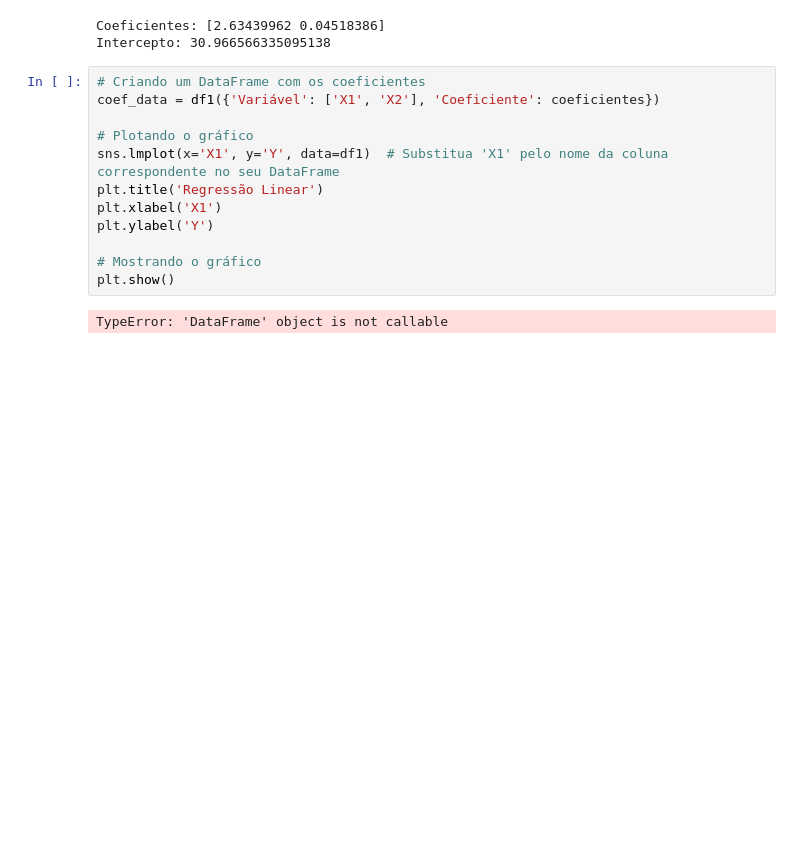
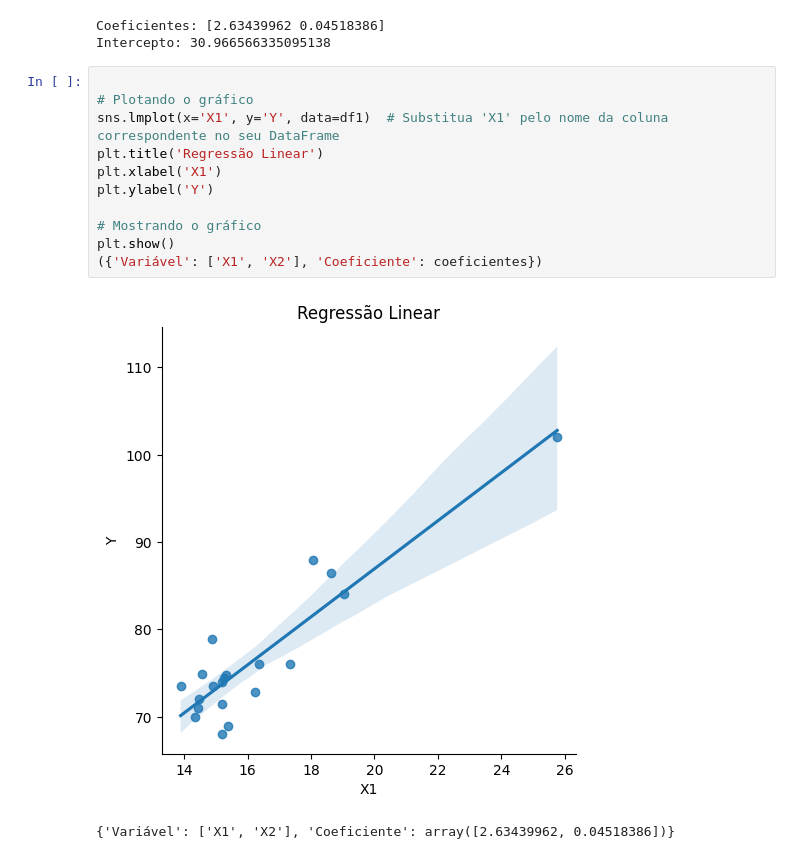
Before and after one commit to eduardamota/Pyhton-DSA, a Jupyter notebook: AtividadeSim/Atividade_Simulacao.ipynb, the cells around one changed output. Saved outputs shown, nothing was run; the diff lists cells and outputs as text; blank space fills up the shorter version.

```diff
--- a/AtividadeSim/Atividade_Simulacao.ipynb
+++ b/AtividadeSim/Atividade_Simulacao.ipynb
@@ -63,16 +63,16 @@ print("Intercepto:", intercepto)
 Coeficientes: [2.63439962 0.04518386]
 Intercepto: 30.966566335095138
 # %%
-# Criando um DataFrame com os coeficientes
-coef_data = df1({'Variável': ['X1', 'X2'], 'Coeficiente': coeficientes})
 
 # Plotando o gráfico
 sns.lmplot(x='X1', y='Y', data=df1)  # Substitua 'X1' pelo nome da coluna correspondente no seu DataFrame
 plt.title('Regressão Linear')
 plt.xlabel('X1')
 plt.ylabel('Y')
 
 # Mostrando o gráfico
 plt.show()
+({'Variável': ['X1', 'X2'], 'Coeficiente': coeficientes})
 # %% [output]
+[figure, added]
-TypeError: 'DataFrame' object is not callable
+{'Variável': ['X1', 'X2'], 'Coeficiente': array([2.63439962, 0.04518386])}
```
Also changed, not shown: parts of 1 cell of this notebook.
